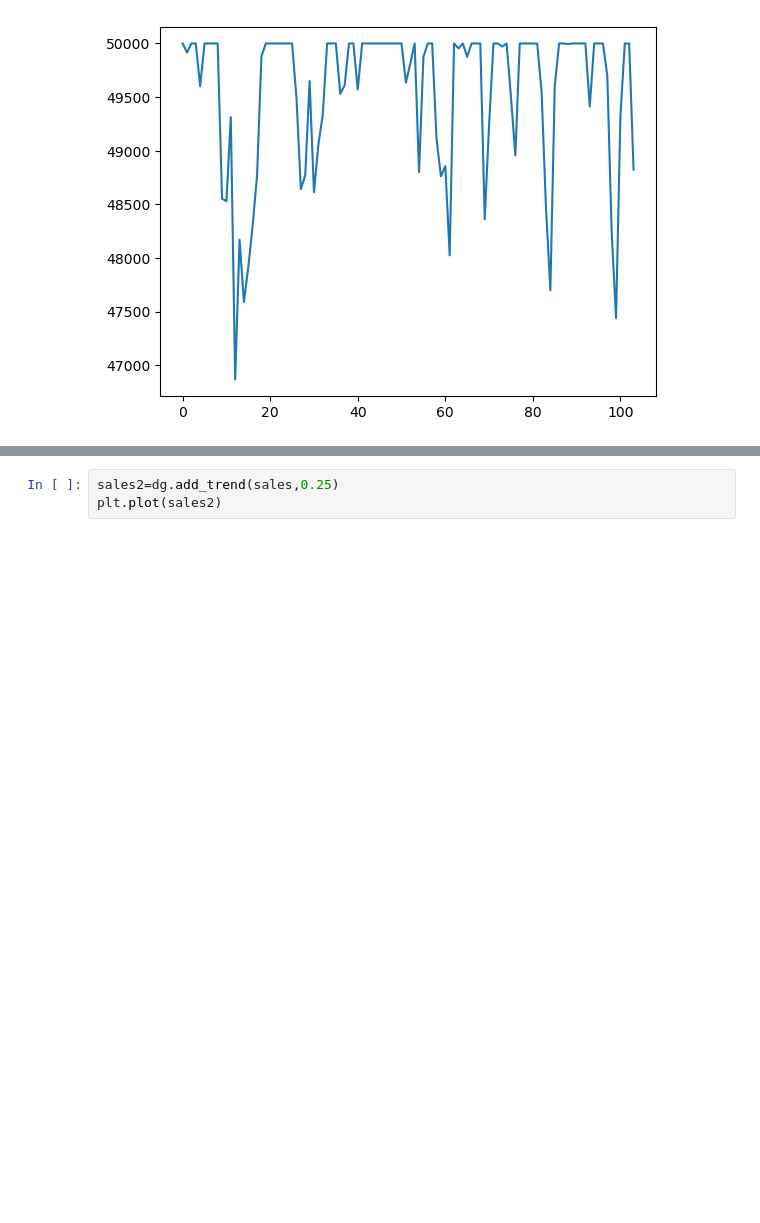
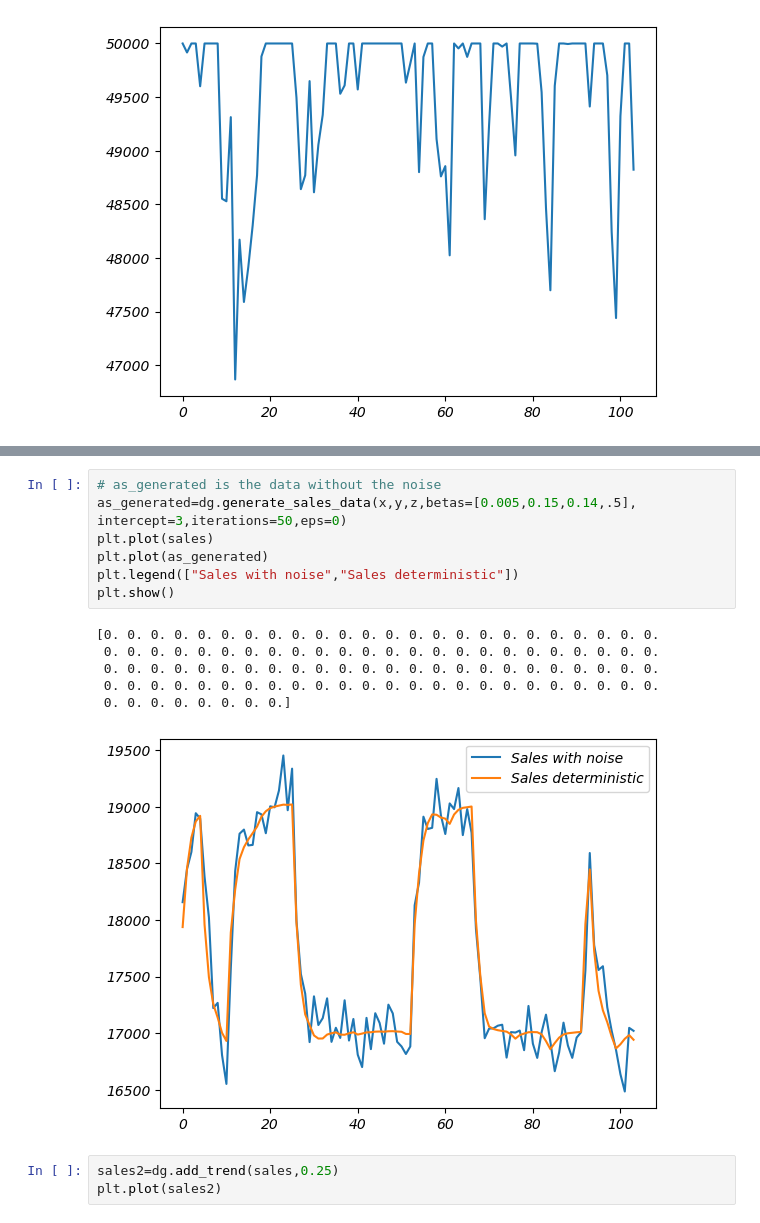
Before and after one commit to fmarthoz/ardl, a Jupyter notebook: generating_datasets_example.ipynb, the cells around one changed output, grey strips where cells are left out. Drawn from its saved outputs; the diff is of its cells as text; blank space fills up the shorter version.

```diff
--- a/generating_datasets_example.ipynb
+++ b/generating_datasets_example.ipynb
@@ -32,3 +97,17 @@ plt.plot(sales)
+# %%
+# as_generated is the data without the noise
+as_generated=dg.generate_sales_data(x,y,z,betas=[0.005,0.15,0.14,.5], intercept=3,iterations=50,eps=0)
+plt.plot(sales)
+plt.plot(as_generated)
+plt.legend(["Sales with noise","Sales deterministic"])
+plt.show()
+# %% [output]
+[0. 0. 0. 0. 0. 0. 0. 0. 0. 0. 0. 0. 0. 0. 0. 0. 0. 0. 0. 0. 0. 0. 0. 0.
+ 0. 0. 0. 0. 0. 0. 0. 0. 0. 0. 0. 0. 0. 0. 0. 0. 0. 0. 0. 0. 0. 0. 0. 0.
+ 0. 0. 0. 0. 0. 0. 0. 0. 0. 0. 0. 0. 0. 0. 0. 0. 0. 0. 0. 0. 0. 0. 0. 0.
+ 0. 0. 0. 0. 0. 0. 0. 0. 0. 0. 0. 0. 0. 0. 0. 0. 0. 0. 0. 0. 0. 0. 0. 0.
+ 0. 0. 0. 0. 0. 0. 0. 0.]
+[figure, added]
 # %%
 sales2=dg.add_trend(sales,0.25)
 plt.plot(sales2)
```
Also changed, not shown: parts of 14 cells of this notebook, 1 other file.
